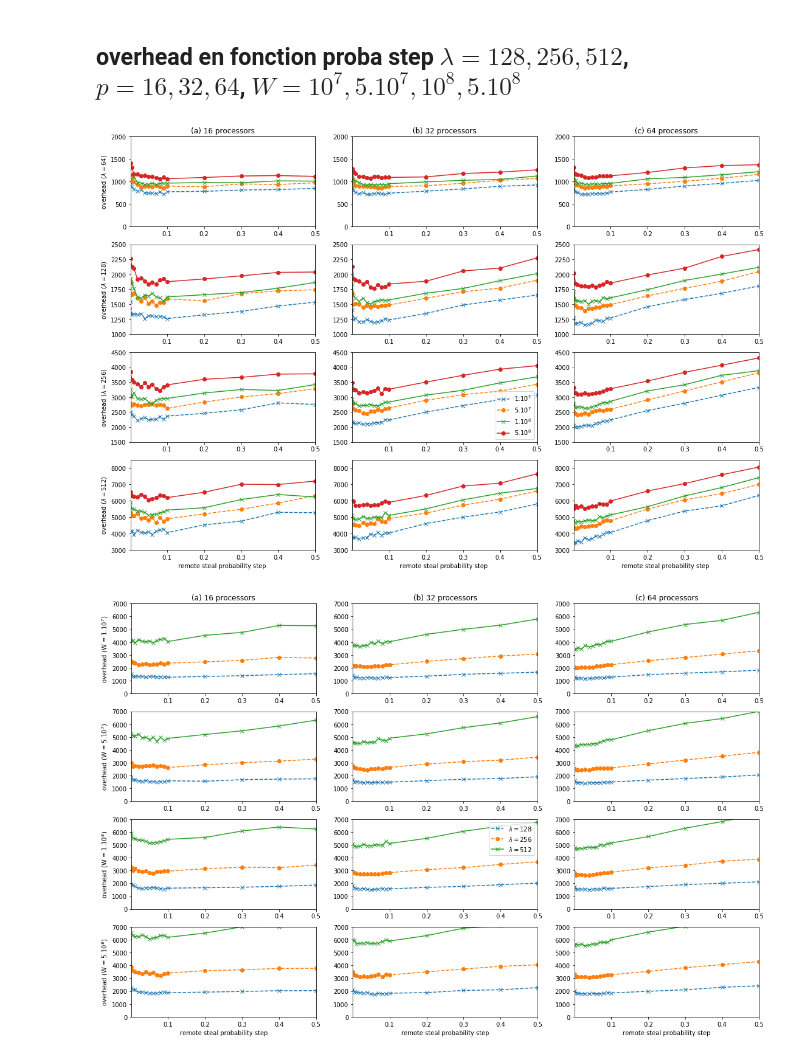
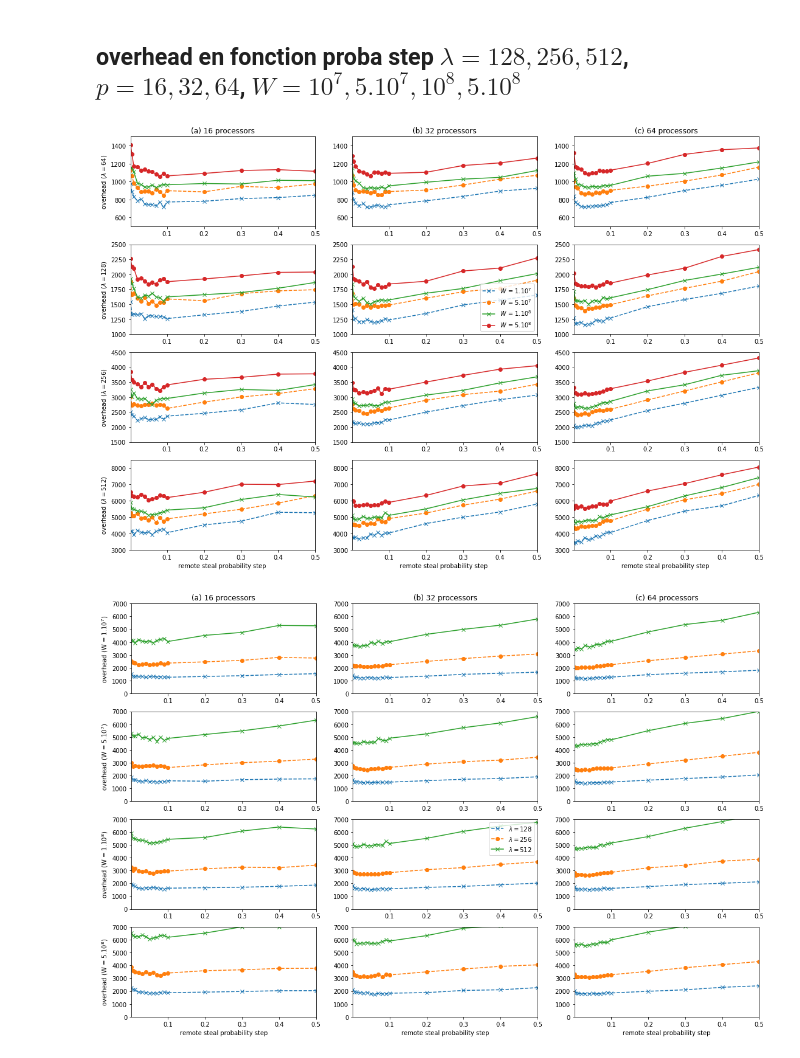
Before and after one commit to wagnerf42/ws-simulator, a Jupyter notebook: result/strategy/simulation_ipynb/simulation_thesis_proba_dynamic.ipynb, the cells around one changed output. Cells and saved outputs as stored; diff of their text form; code cells hidden in the pictures.

```diff
--- a/result/strategy/simulation_ipynb/simulation_thesis_proba_dynamic.ipynb
+++ b/result/strategy/simulation_ipynb/simulation_thesis_proba_dynamic.ipynb
@@ -163,39 +165,39 @@ fig.set_size_inches(18.5, 12.5, forward=True)
 
 #plt.xlim(0.001, 0.5)
 position = 0
-for (l, limy, limx) in sorted({(64,0,2000),(128, 1000, 2500),(256,1500, 4500),(512,3000, 8500)}):
+for (l, limy, limx) in sorted({(64,500,1500),(128, 1000, 2500),(256,1500, 4500),(512,3000, 8500)}):
 
     for p,c in sorted({(16,"(a)"),(32,"(b)"),(64,"(c)")}):
         #position
         position += 1
         plt.subplot(4, 3, position)
 
         #labels
         if l == 512:
             plt.xlabel("remote steal probability step ")
         if l == 64:
             plt.title(c+" "+str(p)+" processors")
         if p == 16:
             plt.ylabel("overhead ($\lambda = "+str(l)+"$)")
 
         #limits
         plt.xlim(0.001, 0.5)
         plt.ylim(limy, limx)
 
         #plots
         for w1, w2, s in sorted({(10000000,"1.$10^7$", "x--"),(50000000,"5.$10^7$", "o--"), (100000000,"1.$10^8$", "x-"), (500000000,"5.$10^8$", "o-")}):
 
             data = load_file(directory + "vss_proba_dynamic_"+str(p)+"_"+str(w1))
             #plt.title("l="+str(l)+" p="+str(p)+" w="+str(w1))
             all_average, overhead, minimum = compute_overhead_for_latence(data, l)
-            plt.plot(overhead.keys(), overhead.values(), s, label=w2)
+            plt.plot(overhead.keys(), overhead.values(), s, label= "$W$ = "+str(w2))
 
         #legend
-        if p == 32 and l == 256:
+        if p == 32 and l == 128:
             plt.legend()
 plt.savefig('../../../../../Manuscrit/manuscrit/gfx/twoClusters/overhead_according_rsp_step_l.pdf',bbox_inches='tight')
 # %% [output]
-[figure, old version]
+[figure, new version]
 # %%
 fig = plt.figure()
 fig.set_size_inches(18.5, 12.5, forward=True)
```
Also changed, not shown: parts of 2 cells of this notebook, 3 other files.
